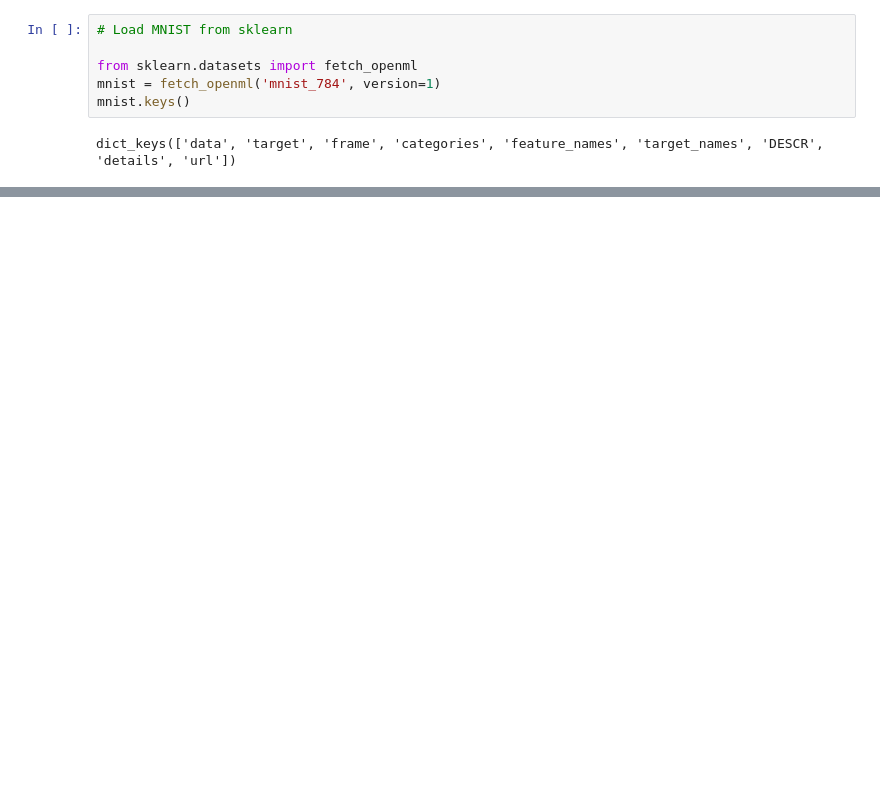
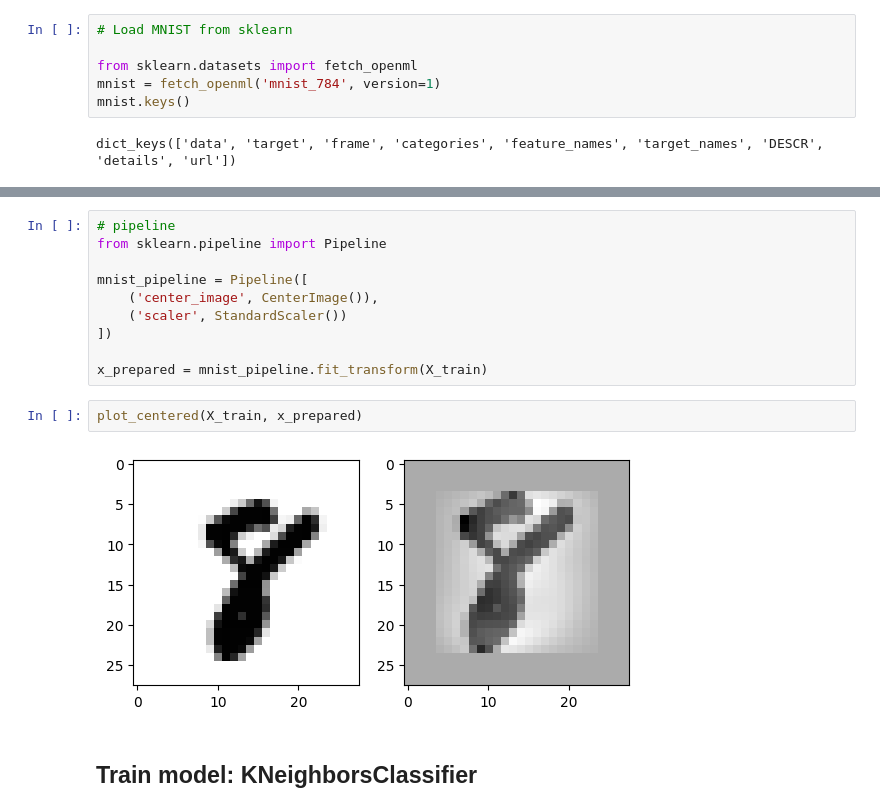
Before and after one commit to aguimorefran/handson-ml, a Jupyter notebook: ch3-classification/exercise.ipynb, the cells around one changed output, grey strips where cells are left out. Cells and saved outputs as stored; diff of their text form; blank space fills up the shorter version.

```diff
--- a/ch3-classification/exercise.ipynb
+++ b/ch3-classification/exercise.ipynb
@@ -92,0 +178,16 @@ X_train_scaled = scaler.fit_transform(X_train.astype(np.float64))
+# %%
+# pipeline
+from sklearn.pipeline import Pipeline
+
+mnist_pipeline = Pipeline([
+    ('center_image', CenterImage()),
+    ('scaler', StandardScaler())
+])
+
+x_prepared = mnist_pipeline.fit_transform(X_train)
+# %%
+plot_centered(X_train, x_prepared)
+# %% [output]
+[figure, added]
+# %% [markdown]
+## Train model: KNeighborsClassifier
```
Also changed, not shown: parts of 29 cells of this notebook.
